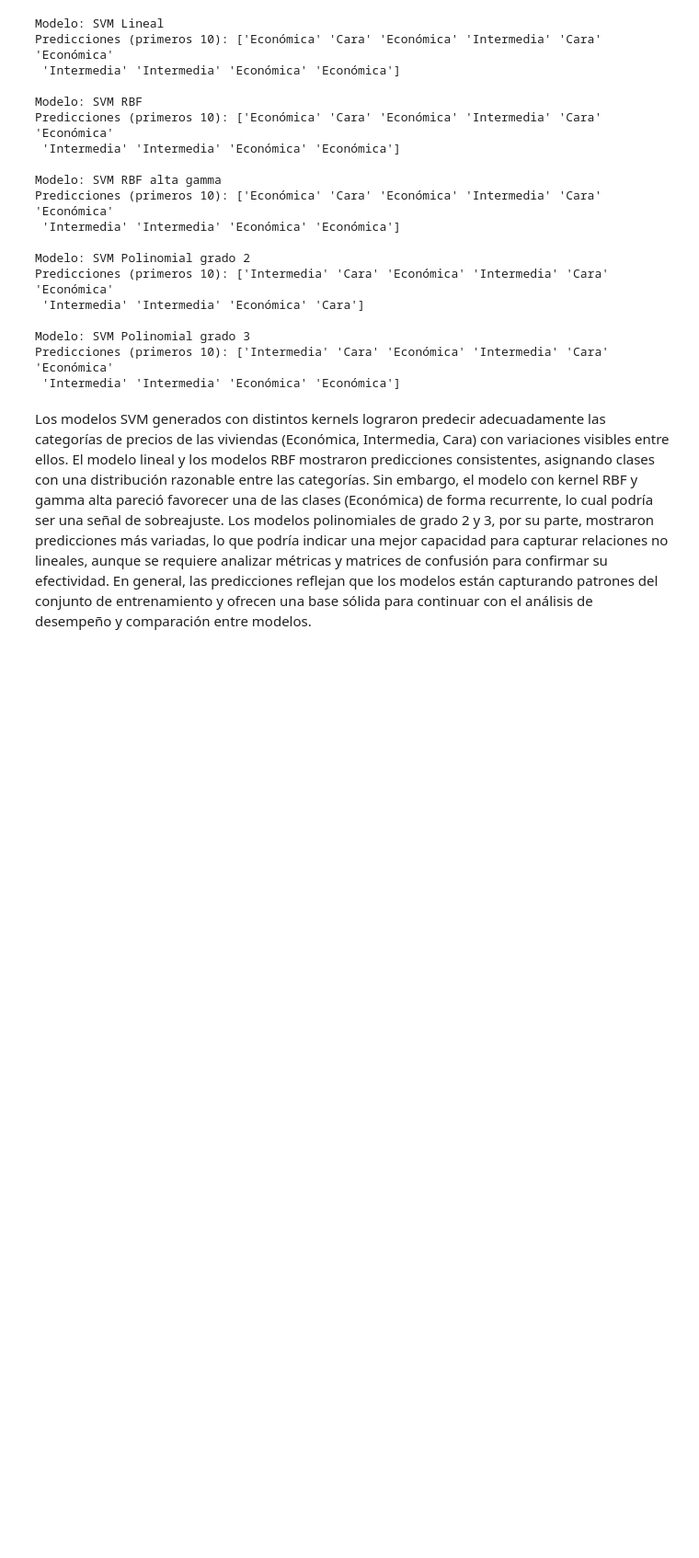
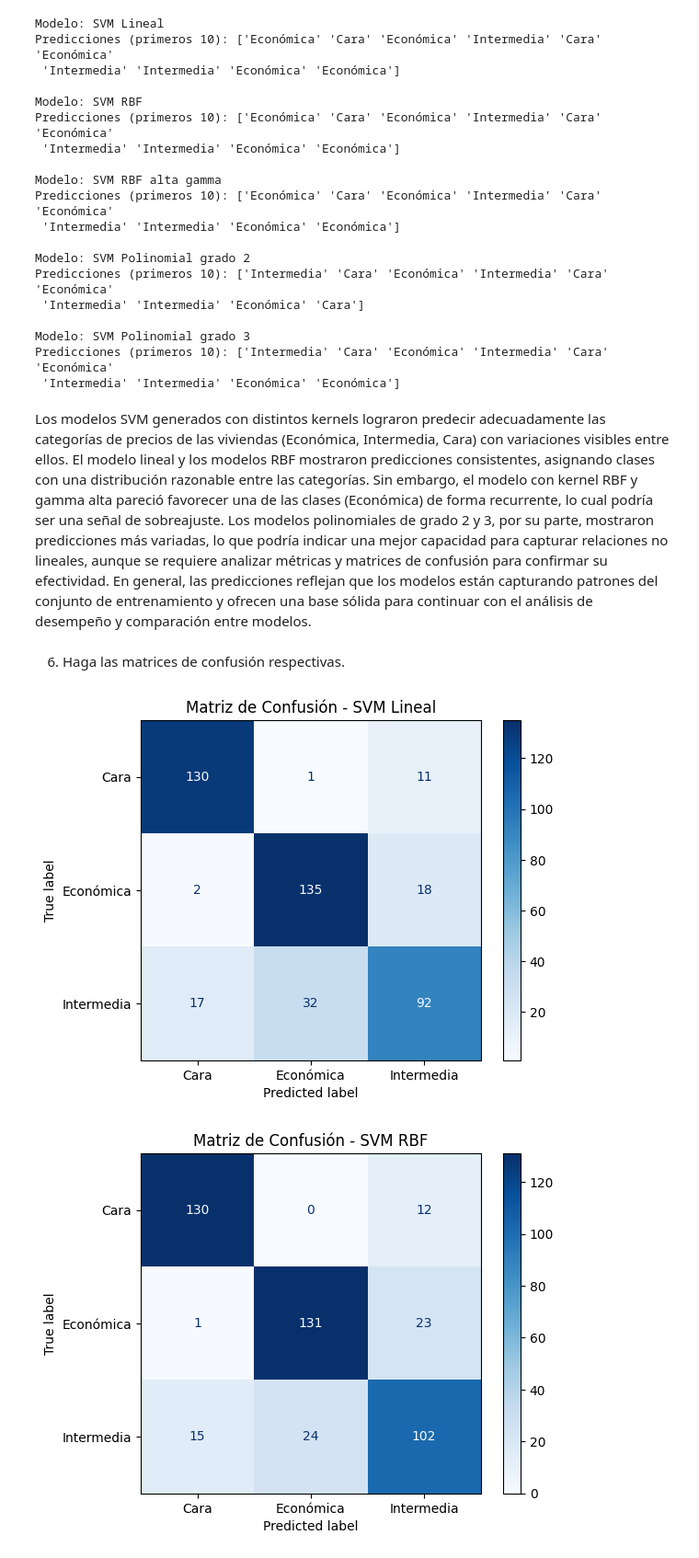
Before and after one commit to michellemej22596/HT3-MineriaDeDatos, a Jupyter notebook: HT8/Actividades1-4.ipynb, the cells around one changed output. Shown: that part at 92% size. Cells and saved outputs as stored; diff of their text form; code cells hidden in the pictures; blank space fills up the shorter version.

```diff
--- a/HT8/Actividades1-4.ipynb
+++ b/HT8/Actividades1-4.ipynb
@@ -213,3 +213,19 @@ Predicciones (primeros 10): ['Intermedia' 'Cara' 'Económica' 'Intermedia' 'Cara
  'Intermedia' 'Intermedia' 'Económica' 'Económica']
 # %% [markdown]
 Los modelos SVM generados con distintos kernels lograron predecir adecuadamente las categorías de precios de las viviendas (Económica, Intermedia, Cara) con variaciones visibles entre ellos. El modelo lineal y los modelos RBF mostraron predicciones consistentes, asignando clases con una distribución razonable entre las categorías. Sin embargo, el modelo con kernel RBF y gamma alta pareció favorecer una de las clases (Económica) de forma recurrente, lo cual podría ser una señal de sobreajuste. Los modelos polinomiales de grado 2 y 3, por su parte, mostraron predicciones más variadas, lo que podría indicar una mejor capacidad para capturar relaciones no lineales, aunque se requiere analizar métricas y matrices de confusión para confirmar su efectividad. En general, las predicciones reflejan que los modelos están capturando patrones del conjunto de entrenamiento y ofrecen una base sólida para continuar con el análisis de desempeño y comparación entre modelos.
+# %% [markdown]
+6. Haga las matrices de confusión respectivas.
+# %%
+from sklearn.metrics import confusion_matrix, ConfusionMatrixDisplay
+
+# Mostrar la matriz de confusión de cada modelo
+for nombre, pred in predicciones_svm.items():
+    cm = confusion_matrix(y_test_class, pred)
+    disp = ConfusionMatrixDisplay(confusion_matrix=cm, display_labels=le.classes_)
+    disp.plot(cmap='Blues')
+    plt.title(f'Matriz de Confusión - {nombre}')
+    plt.grid(False)
+    plt.show()
+# %% [output]
+[figure, added]
+[figure, added]
```
Also changed, not shown: parts of 2 cells of this notebook.
